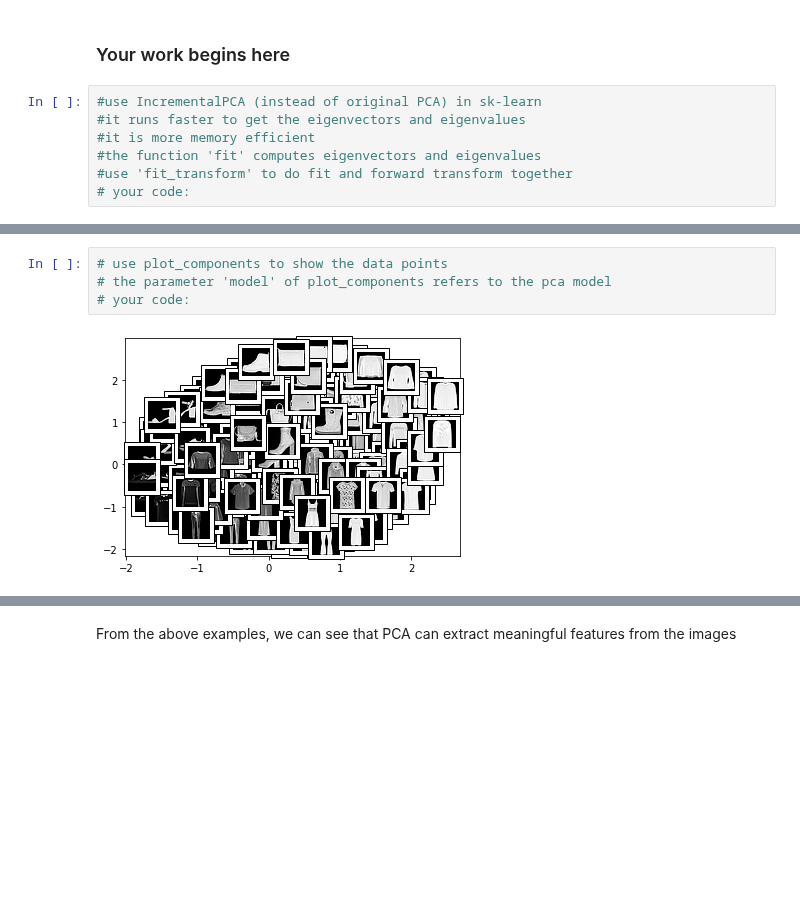
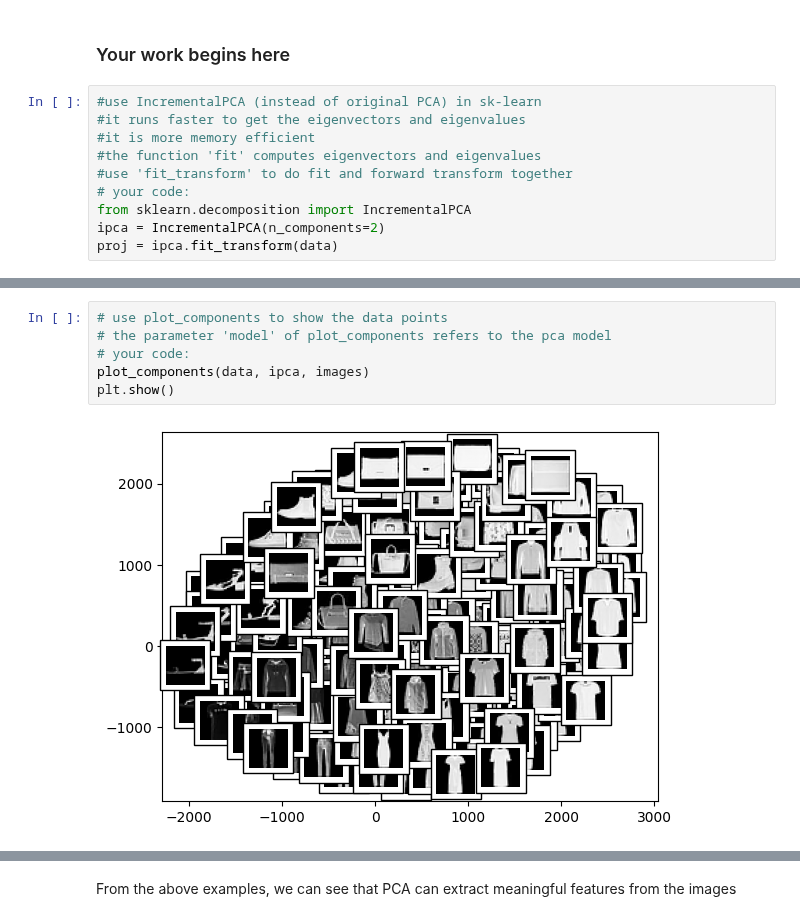
Before and after one commit to zurdooo/UM-FIU, a Jupyter notebook: UM/ML/hw2/H2P2T1.ipynb, the cells around one changed output, grey strips where cells are left out. Drawn from its saved outputs; the diff is of its cells as text; blank space fills up the shorter version.

```diff
--- a/UM/ML/hw2/H2P2T1.ipynb
+++ b/UM/ML/hw2/H2P2T1.ipynb
@@ -110,6 +112,9 @@ def plot_components(data, model, images, ax=None,
 #the function 'fit' computes eigenvectors and eigenvalues
 #use 'fit_transform' to do fit and forward transform together
 # your code:
+from sklearn.decomposition import IncrementalPCA
+ipca = IncrementalPCA(n_components=2)
+proj = ipca.fit_transform(data)
 # %%
 #show the data points in 2D
 #you can find example code in my lecture notes (notebook files)
@@ -127,9 +137,11 @@ def plot_components(data, model, images, ax=None,
 # %%
 # use plot_components to show the data points
 # the parameter 'model' of plot_components refers to the pca model
 # your code:
+plot_components(data, ipca, images)
+plt.show()
 # %% [output]
-[figure, old version]
+[figure, new version]
 # %%
 # use plot_components to show the data points with class label=0
 # you may need something like this: data[target==0], images[target==0]
```
Also changed, not shown: parts of 19 cells of this notebook, 2 other files.
